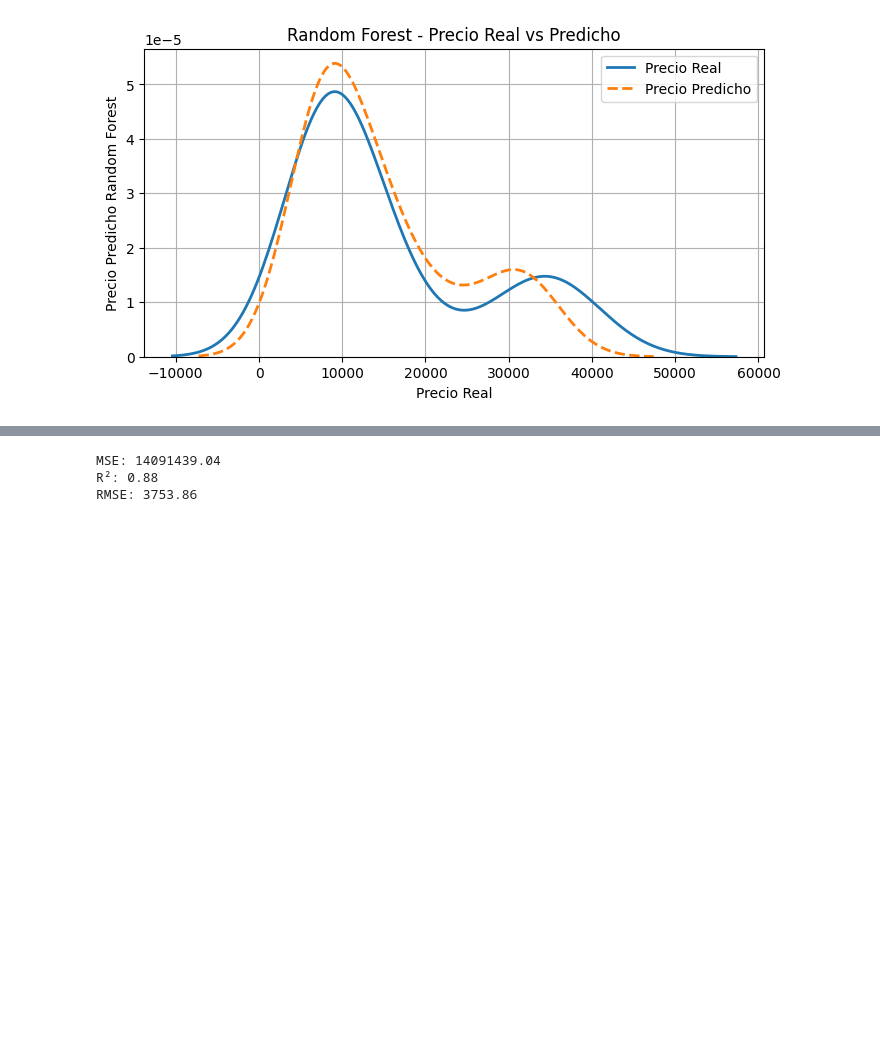
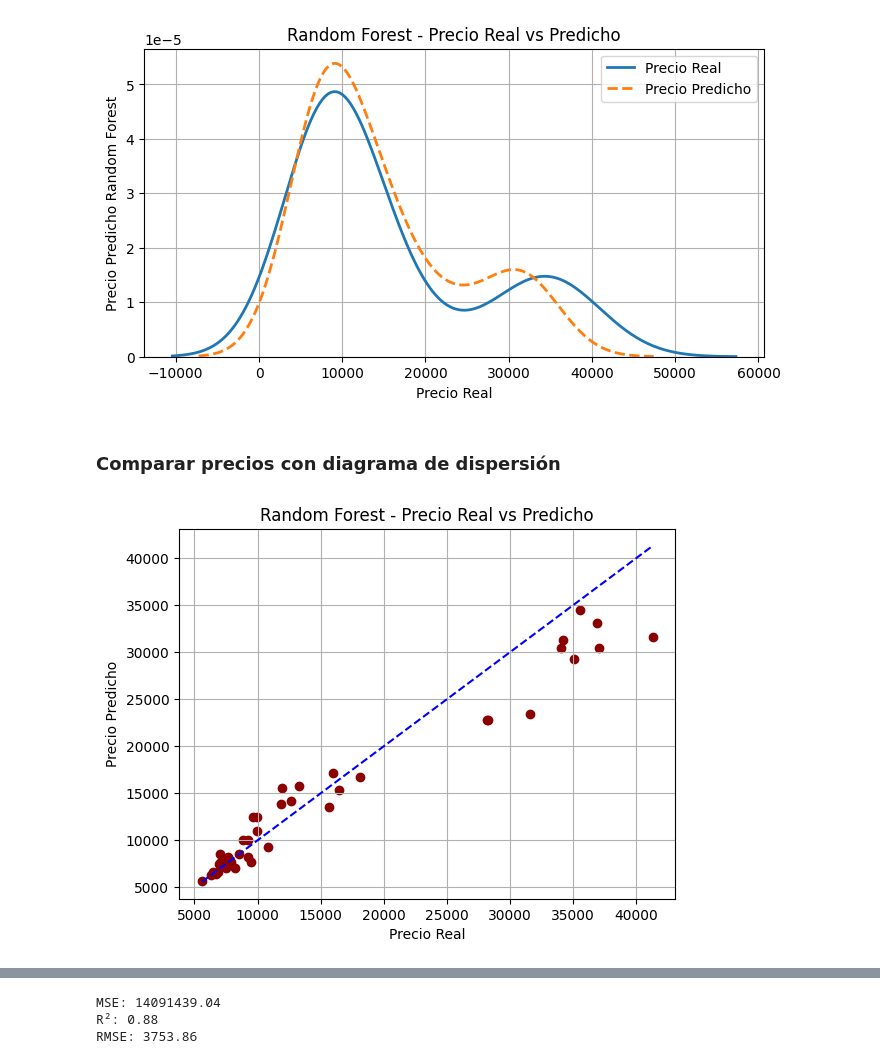
Before and after one commit to Jose-Gabriel-Rodriguez/MachineLearning, a Jupyter notebook: Unidad2/4_Random_Forest_Regresion_Automobile.ipynb, the cells around one changed output, grey strips where cells are left out. Saved outputs shown, nothing was run; the diff lists cells and outputs as text; code cells hidden in the pictures; blank space fills up the shorter version.

```diff
--- a/Unidad2/4_Random_Forest_Regresion_Automobile.ipynb
+++ b/Unidad2/4_Random_Forest_Regresion_Automobile.ipynb
@@ -120,3 +128,15 @@ plt.grid(True)
 plt.show()
 # %% [output]
 [figure]
+# %% [markdown]
+### **Comparar precios con diagrama de dispersión**
+# %%
+plt.scatter(y_test, y_pred_rf, color='darkred')
+plt.plot([y_test.min(), y_test.max()], [y_test.min(), y_test.max()], 'b--')  # Línea ideal
+plt.xlabel("Precio Real")
+plt.ylabel("Precio Predicho")
+plt.title("Random Forest - Precio Real vs Predicho")
+plt.grid(True)
+plt.show()
+# %% [output]
+[figure, added]
```
Also changed, not shown: parts of 9 cells of this notebook.
